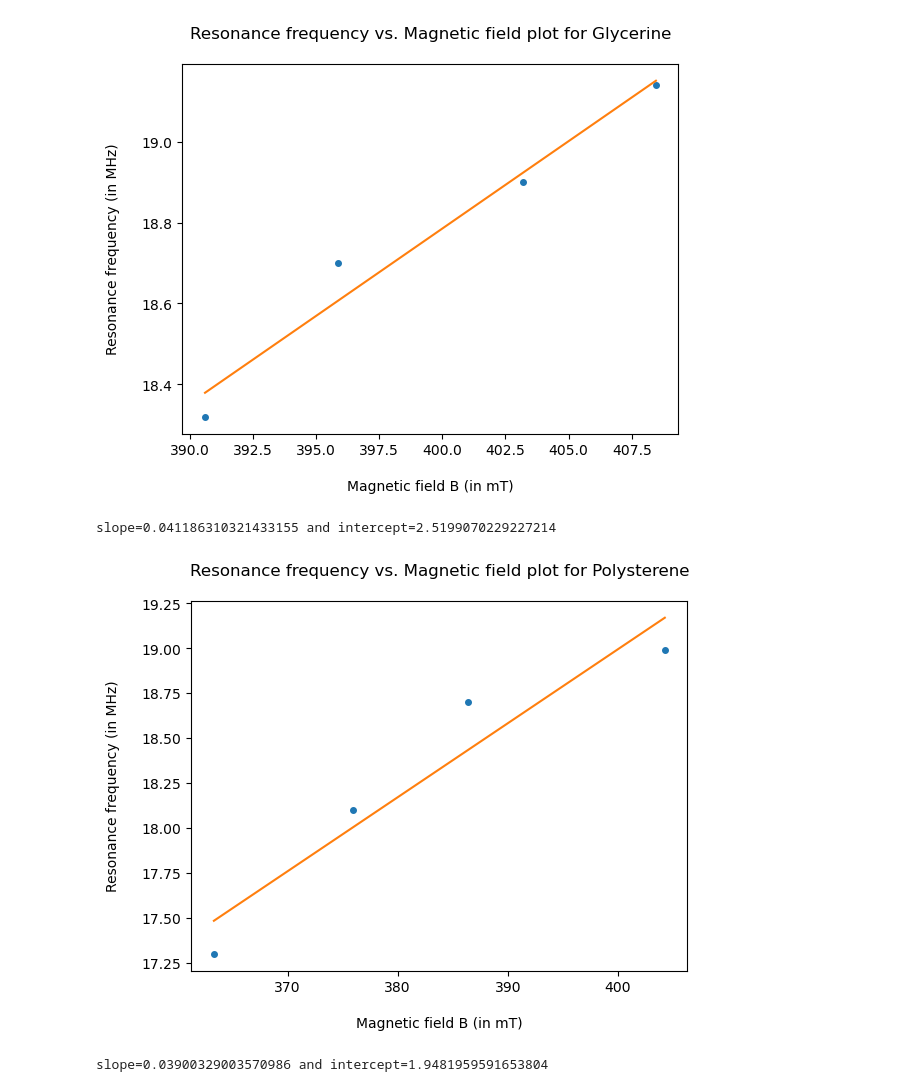
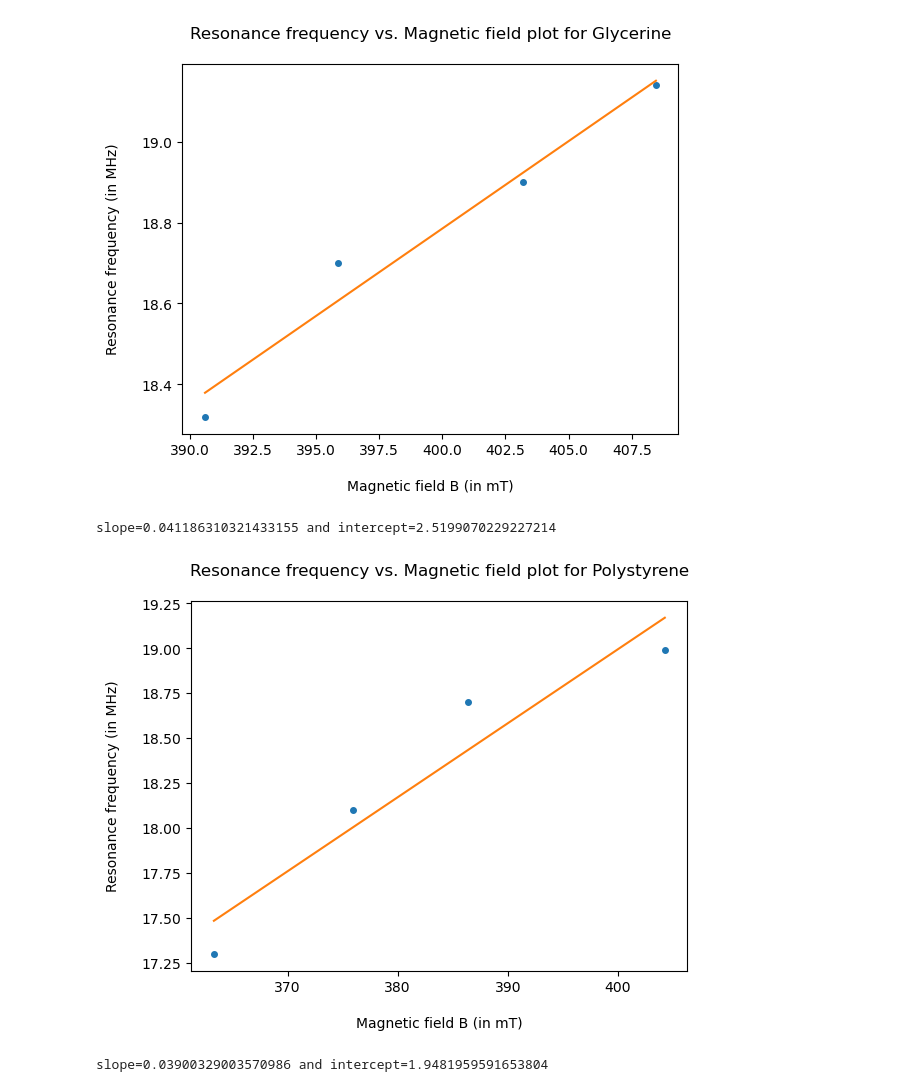
Before and after one commit to suman122003/SKP_IISc, a Jupyter notebook: PH_211_General_Physics_Lab/NMR/NMR.ipynb, the cells around one changed output. Saved outputs shown, nothing was run; the diff lists cells and outputs as text; code cells hidden in the pictures.

Commit message:
nmr plot updated

```diff
--- a/PH_211_General_Physics_Lab/NMR/NMR.ipynb
+++ b/PH_211_General_Physics_Lab/NMR/NMR.ipynb
@@ -39,19 +165,19 @@ xsub, ysub = np.array(xsub), np.array(ysub)
 # %%
 popt, pcov = curve_fit(linearfit, xsub, ysub, p0=[0.05, 2])
 xsubfit = np.linspace(xsub.min(), xsub.max(), 100)
 ysubfit = popt[0]*xsubfit + popt[1]
 
 print(f'slope={popt[0]} and intercept={popt[1]}')
 plt.plot(xsub, ysub, 'o', ms=4)
 plt.plot(xsubfit, ysubfit)
-plt.title('Resonance frequency vs. Magnetic field plot for Polysterene\n')
+plt.title('Resonance frequency vs. Magnetic field plot for Polystyrene\n')
 plt.xlabel('\nMagnetic field B (in mT)')
 plt.ylabel('Resonance frequency (in MHz)\n')
 # plt.savefig('subrata_nmr_2', dpi=900)
 plt.show()
 # %% [output]
 slope=0.041186310321433155 and intercept=2.5199070229227214
-[figure, old version]
+[figure, new version]
 # %%
 xsub = [420.0055, 427.3548, 435.754, 442.0534]
 ysub = [18.3, 18.65, 18.97, 19.16]
```
Also changed, not shown: parts of 14 cells of this notebook, 8 other files.
